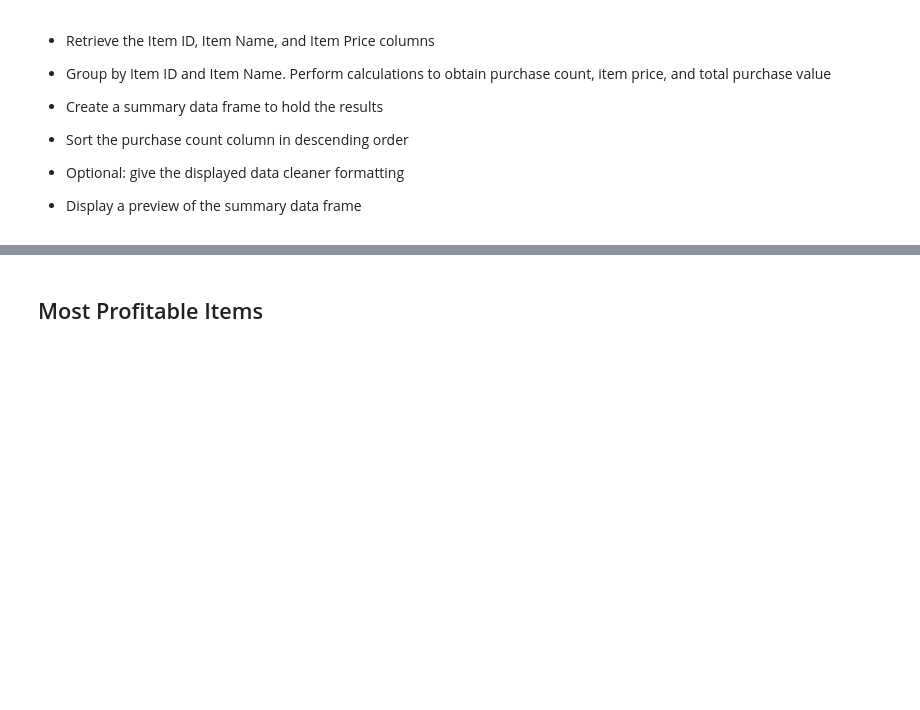
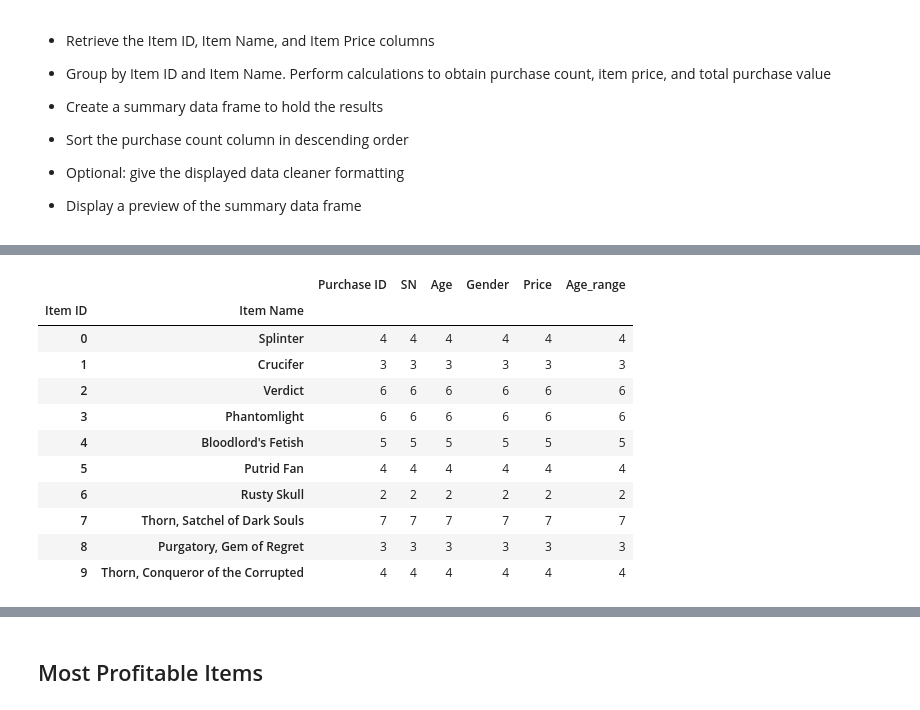
Before and after one commit to shreymukh/Shreya, a Jupyter notebook: Pandas_Challenge/HeroesofPymoli/HeroesOfPymoli_starter.ipynb, the cells around one changed output, grey strips where cells are left out. Cells and saved outputs as stored; diff of their text form; code cells hidden in the pictures; blank space fills up the shorter version.

```diff
--- a/Pandas_Challenge/HeroesofPymoli/HeroesOfPymoli_starter.ipynb
+++ b/Pandas_Challenge/HeroesofPymoli/HeroesOfPymoli_starter.ipynb
@@ -323,22 +275,16 @@ Max_age = purchase_data["Age"].max()
 print("Max_age", Max_age)
 
 
-# Create bins in which to place values based upon TED Talk views
-bins = [0, 10, 20, 30, 40, 50, 60]
+#Create bins in which data will be held.
 
-# Create labels for these bins
-group_labels = ["0 to 9", "10 to 19", "20 to 29", "30 to 39", "40 to 49", "50 to 59"]
+bins = [0,10,15,20,25,30,35,40,45]
 
-# Slice the data and place it into bins
-df_g = pd.cut(purchase_data["Age"], bins, labels = group_labels)
-df_g.head
+Age_group = ["<10", "10-14", "15-19", "20-24", "25-29", "30-34", "35-39", ">=40"]
 
+# Cut purchase data and place the ages into bins
 
-# Create a GroupBy object based upon "View Group"
-
-Age_grp = purchase_data.groupby("Age")
-
-print(Age_grp["Age"].count())
+Age_df = pd.cut(purchase_data["Age"], bins, labels = Age_group)
+Age_df.head(10)
 # %% [output]
 Min_age 7
 Max_age 45
@@ -345,0 +303,7 @@ KeyError: 'Column not found: Players'
+# %%
+
+# Place the data series into a new column inside of the DataFrame
+
+purchase_data["Age_range"] = Age_df
+
+purchase_data.head()
@@ -396,0 +600,18 @@ KeyError: 'Column not found: Players'
+# %%
+# Purchase Count
+
+Purchase_count = purchase_data.groupby(["Item ID","Item Name"]).count()
+Purchase_count.head(10)
+# %% [output]
+|  |  | Purchase ID | SN | Age | Gender | Price | Age_range |
+| Item ID | Item Name |  |  |  |  |  |  |
+| 0 | Splinter | 4 | 4 | 4 | 4 | 4 | 4 |
+| 1 | Crucifer | 3 | 3 | 3 | 3 | 3 | 3 |
+| 2 | Verdict | 6 | 6 | 6 | 6 | 6 | 6 |
+| 3 | Phantomlight | 6 | 6 | 6 | 6 | 6 | 6 |
+| 4 | Bloodlord's Fetish | 5 | 5 | 5 | 5 | 5 | 5 |
+| 5 | Putrid Fan | 4 | 4 | 4 | 4 | 4 | 4 |
+| 6 | Rusty Skull | 2 | 2 | 2 | 2 | 2 | 2 |
+| 7 | Thorn, Satchel of Dark Souls | 7 | 7 | 7 | 7 | 7 | 7 |
+| 8 | Purgatory, Gem of Regret | 3 | 3 | 3 | 3 | 3 | 3 |
+| 9 | Thorn, Conqueror of the Corrupted | 4 | 4 | 4 | 4 | 4 | 4 |
```
Also changed, not shown: parts of 25 cells of this notebook, 1 other file.
